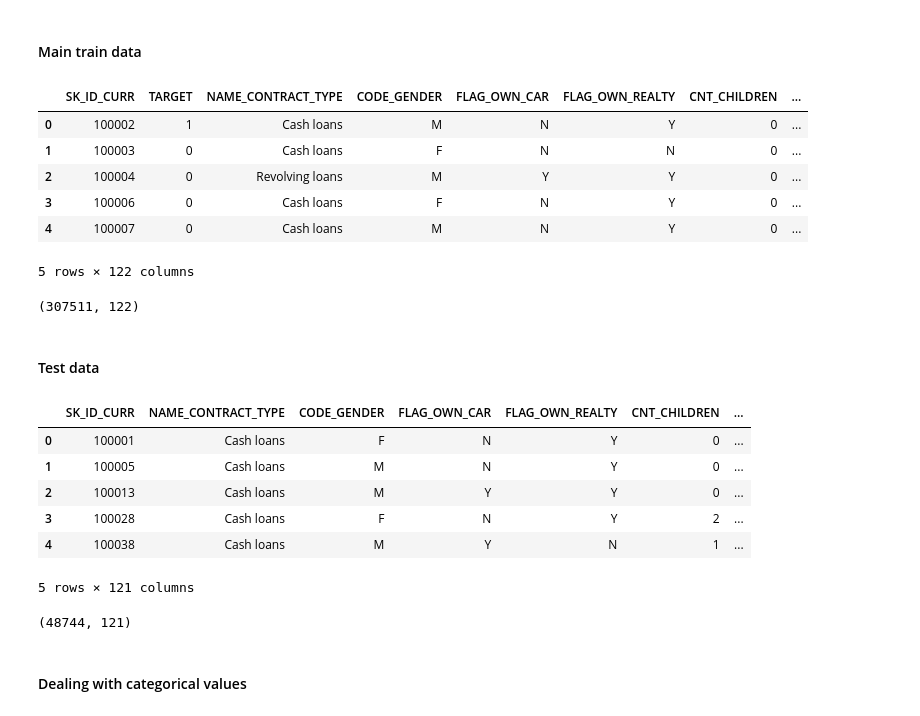
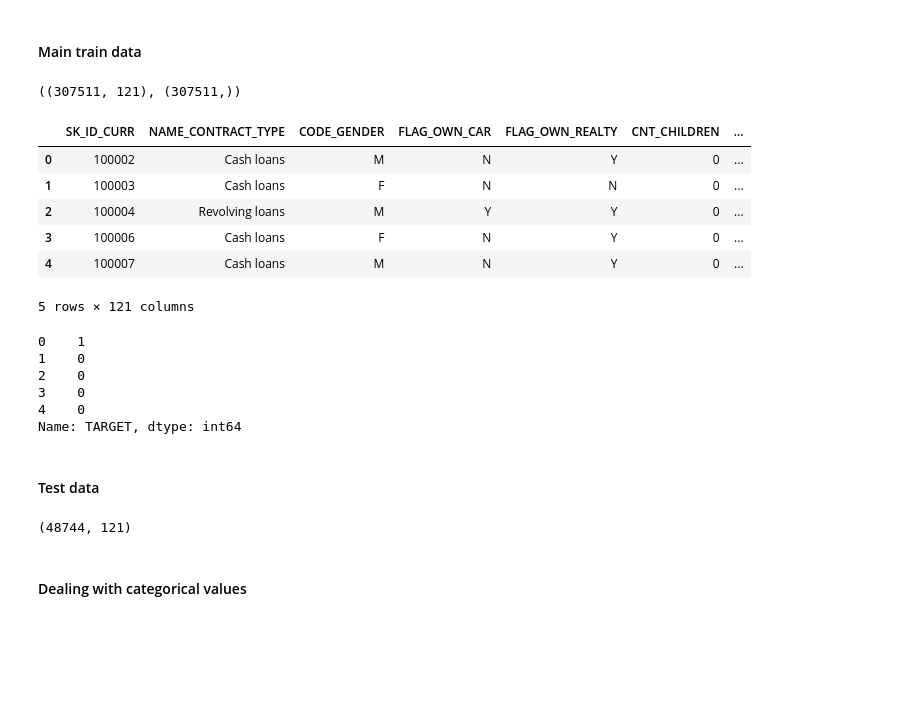
Before and after one commit to misbah-uddin/home_credit_default_risk, a Jupyter notebook: home_credit_default_risk_notebook_data_preparation.ipynb, the cells around one changed output. Drawn from its saved outputs; the diff is of its cells as text; code cells hidden in the pictures; blank space fills up the shorter version.

```diff
--- a/home_credit_default_risk_notebook_data_preparation.ipynb
+++ b/home_credit_default_risk_notebook_data_preparation.ipynb
@@ -34,38 +28,46 @@ from sklearn.preprocessing import OneHotEncoder
 # Data
 # %% [markdown]
 #### Main train data
-# %%
-train_df = pd.read_csv("data/application_train.csv")
-train_df.head()
-# %% [output]
-|  | SK_ID_CURR | TARGET | NAME_CONTRACT_TYPE | CODE_GENDER | FLAG_OWN_CAR | FLAG_OWN_REALTY | CNT_CHILDREN | ... |
-| 0 | 100002 | 1 | Cash loans | M | N | Y | 0 | ... |
-| 1 | 100003 | 0 | Cash loans | F | N | N | 0 | ... |
-| 2 | 100004 | 0 | Revolving loans | M | Y | Y | 0 | ... |
-| 3 | 100006 | 0 | Cash loans | F | N | Y | 0 | ... |
-| 4 | 100007 | 0 | Cash loans | M | N | Y | 0 | ... |
-5 rows × 122 columns
-# %%
-train_df.shape
-# %% [output]
-(307511, 122)
+# %%
+def get_train_data(path: str, target_name: str) -> tuple:
+    df = pd.read_csv(path)
+    target = df[target_name]
+    features = df.drop(target_name, axis=1)
+    return features, target
+# %%
+path = 'data/application_train.csv'
+target_name = 'TARGET'
+train_features, train_target = get_train_data(path, target_name)
+# %%
+train_features.shape, train_target.shape
+# %% [output]
+((307511, 121), (307511,))
+# %%
+train_features.head()
+# %% [output]
+|  | SK_ID_CURR | NAME_CONTRACT_TYPE | CODE_GENDER | FLAG_OWN_CAR | FLAG_OWN_REALTY | CNT_CHILDREN | ... |
+| 0 | 100002 | Cash loans | M | N | Y | 0 | ... |
+| 1 | 100003 | Cash loans | F | N | N | 0 | ... |
+| 2 | 100004 | Revolving loans | M | Y | Y | 0 | ... |
+| 3 | 100006 | Cash loans | F | N | Y | 0 | ... |
+| 4 | 100007 | Cash loans | M | N | Y | 0 | ... |
+5 rows × 121 columns
+# %%
+train_target.head()
+# %% [output]
+0    1
+1    0
+2    0
+3    0
+4    0
+Name: TARGET, dtype: int64
 # %% [markdown]
 #### Test data
 # %%
-test_df = pd.read_csv("data/application_test.csv")
-test_df.head()
+test_features = pd.read_csv("data/application_test.csv")
+test_features.shape
 # %% [output]
-|  | SK_ID_CURR | NAME_CONTRACT_TYPE | CODE_GENDER | FLAG_OWN_CAR | FLAG_OWN_REALTY | CNT_CHILDREN | ... |
-| 0 | 100001 | Cash loans | F | N | Y | 0 | ... |
-| 1 | 100005 | Cash loans | M | N | Y | 0 | ... |
-| 2 | 100013 | Cash loans | M | Y | Y | 0 | ... |
-| 3 | 100028 | Cash loans | F | N | Y | 2 | ... |
-| 4 | 100038 | Cash loans | M | Y | N | 1 | ... |
-5 rows × 121 columns
+(48744, 121)
-# %%
-test_df.shape
-# %% [output]
-(48744, 121)
 # %% [markdown]
 #### Dealing with categorical values
 # %% [markdown]
```
Also changed, not shown: parts of 36 cells of this notebook, 2 other files.
